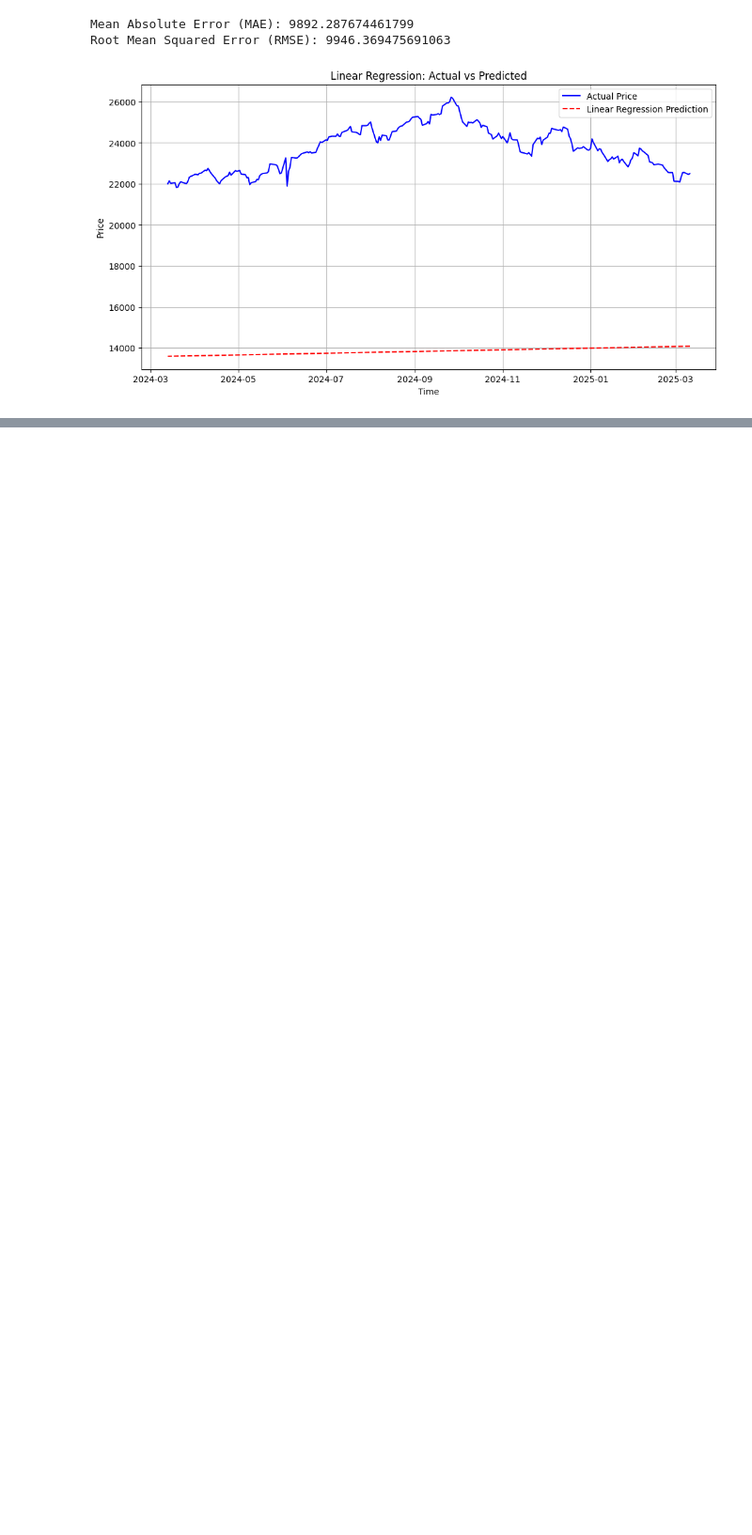
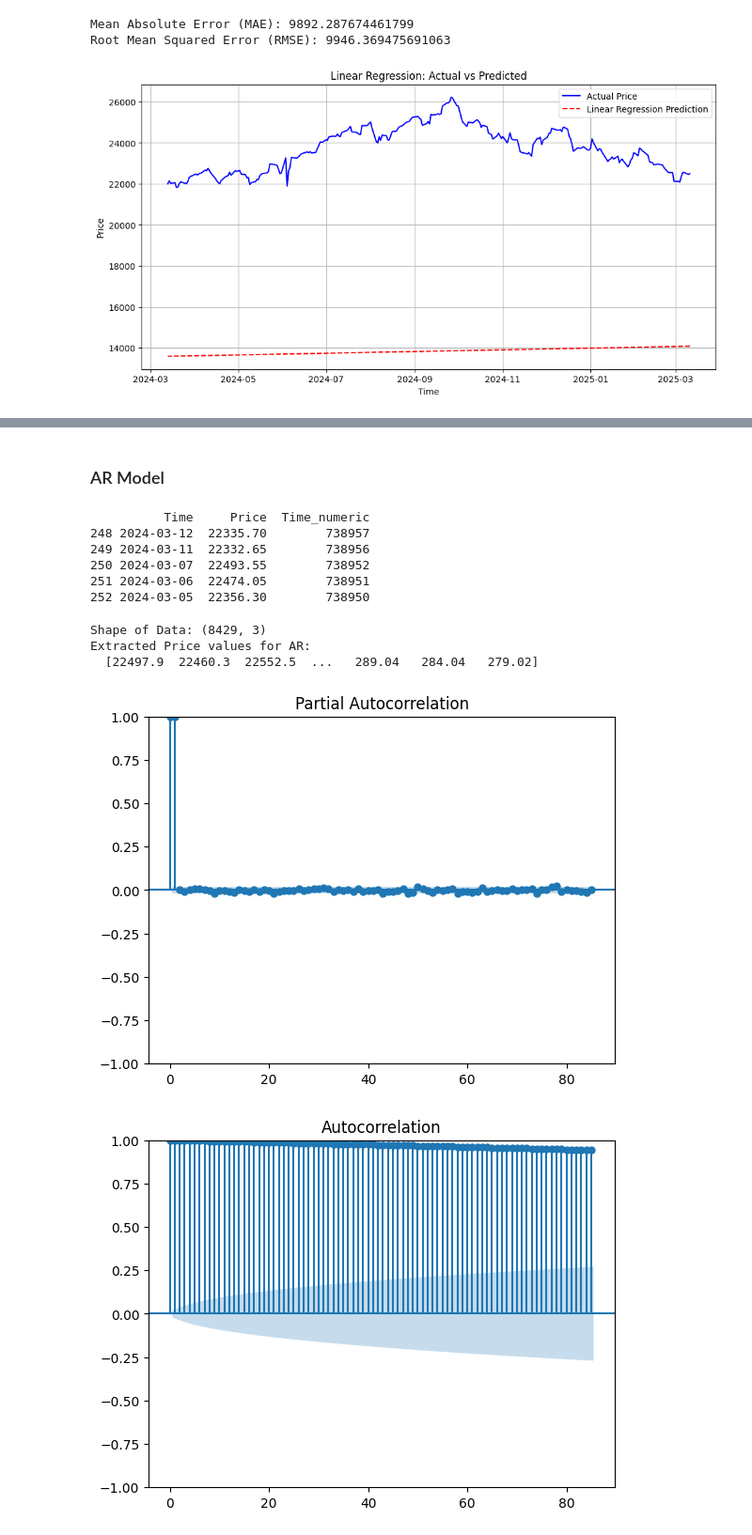
Before and after one commit to prajwal12vr/AmbitProj, a Jupyter notebook: mfBack/Models.ipynb, the cells around one changed output, grey strips where cells are left out. Shown at 94% size. Drawn from its saved outputs; the diff is of its cells as text; code cells hidden in the pictures; blank space fills up the shorter version.

```diff
--- a/mfBack/Models.ipynb
+++ b/mfBack/Models.ipynb
@@ -135,0 +132,27 @@ print(sarima_result.summary())
+# %% [markdown]
+### AR Model
+# %%
+print(df_train.head(5))
+# %% [output]
+          Time     Price  Time_numeric
+248 2024-03-12  22335.70        738957
+249 2024-03-11  22332.65        738956
+250 2024-03-07  22493.55        738952
+251 2024-03-06  22474.05        738951
+252 2024-03-05  22356.30        738950
+# %%
+#In ar model we are only concerned about the Past Values and nothing else So...
+print('Shape of Data:',df.shape)
+#Extracting only values
+x_ar = df["Price"].values
+print('Extracted Price values for AR:\n ',x_ar)
+# %% [output]
+Shape of Data: (8429, 3)
+Extracted Price values for AR:
+  [22497.9  22460.3  22552.5  ...   289.04   284.04   279.02]
+# %%
+pacf=plot_pacf(df['Price'],lags=85)
+acf=plot_acf(df['Price'],lags=85)
+# %% [output]
+[figure, added]
+[figure, added]
```
Also changed, not shown: parts of 22 cells of this notebook, 2 other files.
